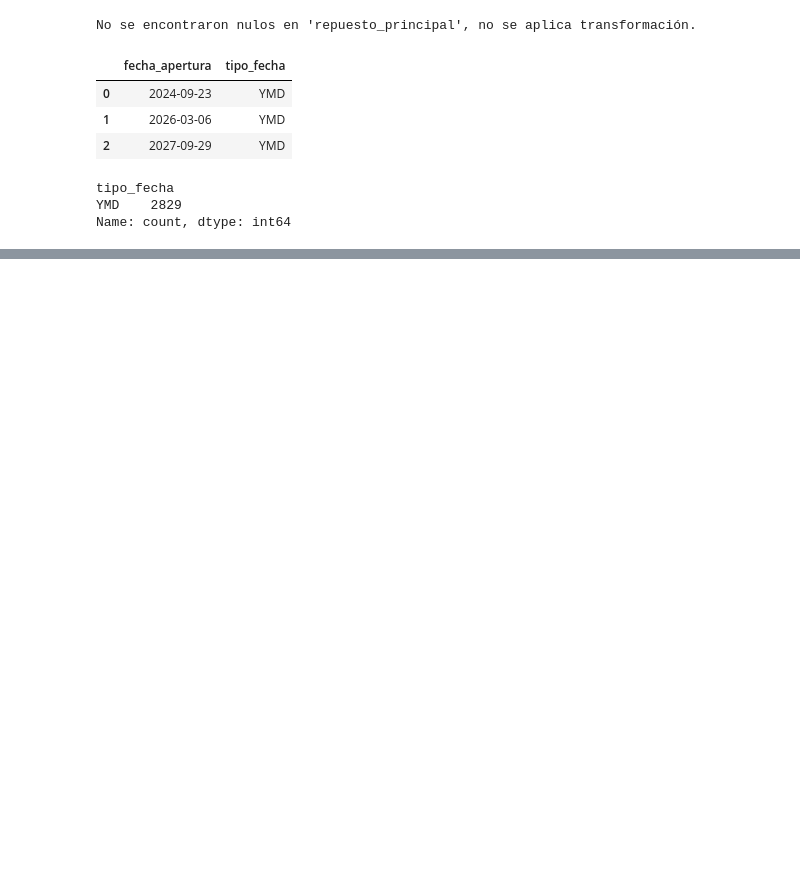
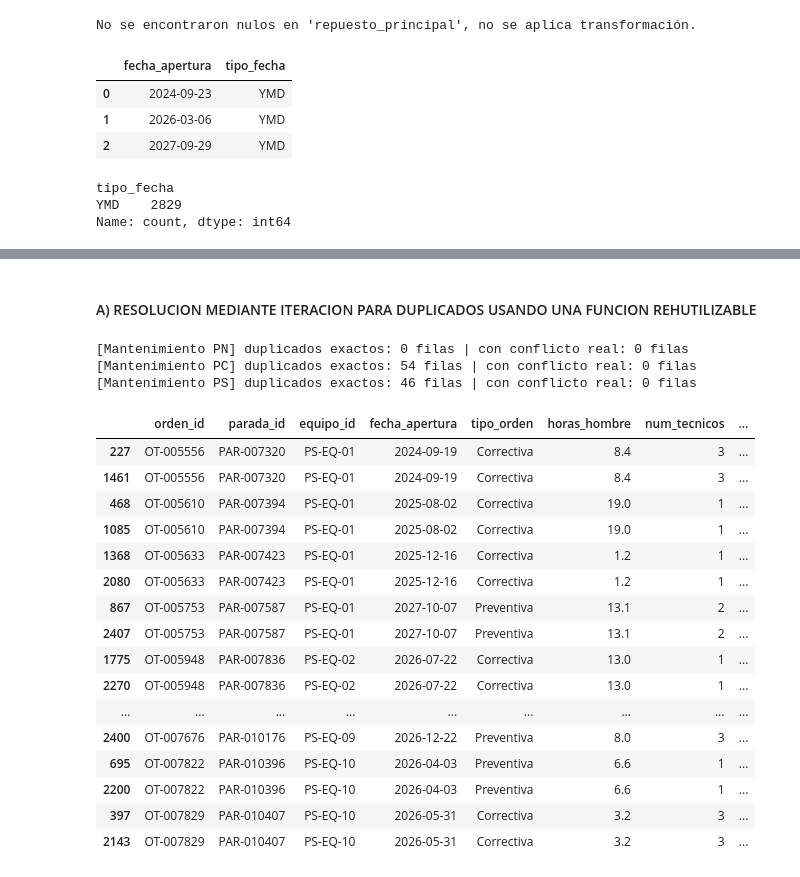
Before and after one commit to josue789a/Mineria-simulacion-v2, a Jupyter notebook: notebooks/Exploracion1.ipynb, the cells around one changed output, grey strips where cells are left out. Cells and saved outputs as stored; diff of their text form; code cells hidden in the pictures; blank space fills up the shorter version.

Commit message:
EDA- resolver duplicados 2

```diff
--- a/notebooks/Exploracion1.ipynb
+++ b/notebooks/Exploracion1.ipynb
@@ -273,0 +238,3 @@ Fecha convertida a datetime.
+# %%
+fact_mtto_PN = fact_mtto_PN_limpio
+reporte_calidad(fact_mtto_PN)
@@ -273,0 +256,47 @@ Fecha convertida a datetime.
+# %% [markdown]
+#### A) RESOLUCION MEDIANTE ITERACION PARA  DUPLICADOS USANDO UNA FUNCION REHUTILIZABLE
+# %%
+tablas_mantenimiento = {
+    "PN": fact_mtto_PN,
+    "PC": fact_mtto_PC,
+    "PS": fact_mtto_PS,
+}
+
+resultados_mtto = {}
+exactos_mtto = {}
+conflictos_mtto = {}
+
+for planta, df in tablas_mantenimiento.items():
+    limpio, exactos, conflictos = resolver_duplicados(
+        df,
+        subset_clave=['orden_id', 'equipo_id'],
+        columnas_grano_esperado=['parada_id', 'fecha_apertura', 'tipo_orden'],
+        nombre_tabla=f"Mantenimiento {planta}"
+    )
+    resultados_mtto[planta] = limpio
+    exactos_mtto[planta] = exactos
+    conflictos_mtto[planta] = conflictos
+# %% [output]
+[Mantenimiento PN] duplicados exactos: 0 filas | con conflicto real: 0 filas
+[Mantenimiento PC] duplicados exactos: 54 filas | con conflicto real: 0 filas
+[Mantenimiento PS] duplicados exactos: 46 filas | con conflicto real: 0 filas
+# %%
+exactos.sort_values('orden_id')
+# %% [output]
+|  | orden_id | parada_id | equipo_id | fecha_apertura | tipo_orden | horas_hombre | num_tecnicos | ... |
+| 227 | OT-005556 | PAR-007320 | PS-EQ-01 | 2024-09-19 | Correctiva | 8.4 | 3 | ... |
+| 1461 | OT-005556 | PAR-007320 | PS-EQ-01 | 2024-09-19 | Correctiva | 8.4 | 3 | ... |
+| 468 | OT-005610 | PAR-007394 | PS-EQ-01 | 2025-08-02 | Correctiva | 19.0 | 1 | ... |
+| 1085 | OT-005610 | PAR-007394 | PS-EQ-01 | 2025-08-02 | Correctiva | 19.0 | 1 | ... |
+| 1368 | OT-005633 | PAR-007423 | PS-EQ-01 | 2025-12-16 | Correctiva | 1.2 | 1 | ... |
+| 2080 | OT-005633 | PAR-007423 | PS-EQ-01 | 2025-12-16 | Correctiva | 1.2 | 1 | ... |
+| 867 | OT-005753 | PAR-007587 | PS-EQ-01 | 2027-10-07 | Preventiva | 13.1 | 2 | ... |
+| 2407 | OT-005753 | PAR-007587 | PS-EQ-01 | 2027-10-07 | Preventiva | 13.1 | 2 | ... |
+| 1775 | OT-005948 | PAR-007836 | PS-EQ-02 | 2026-07-22 | Correctiva | 13.0 | 1 | ... |
+| 2270 | OT-005948 | PAR-007836 | PS-EQ-02 | 2026-07-22 | Correctiva | 13.0 | 1 | ... |
+| ... | ... | ... | ... | ... | ... | ... | ... | ... |
+| 2400 | OT-007676 | PAR-010176 | PS-EQ-09 | 2026-12-22 | Preventiva | 8.0 | 3 | ... |
+| 695 | OT-007822 | PAR-010396 | PS-EQ-10 | 2026-04-03 | Preventiva | 6.6 | 1 | ... |
+| 2200 | OT-007822 | PAR-010396 | PS-EQ-10 | 2026-04-03 | Preventiva | 6.6 | 1 | ... |
+| 397 | OT-007829 | PAR-010407 | PS-EQ-10 | 2026-05-31 | Correctiva | 3.2 | 3 | ... |
+| 2143 | OT-007829 | PAR-010407 | PS-EQ-10 | 2026-05-31 | Correctiva | 3.2 | 3 | ... |
```
Also changed, not shown: parts of 5 cells of this notebook.
